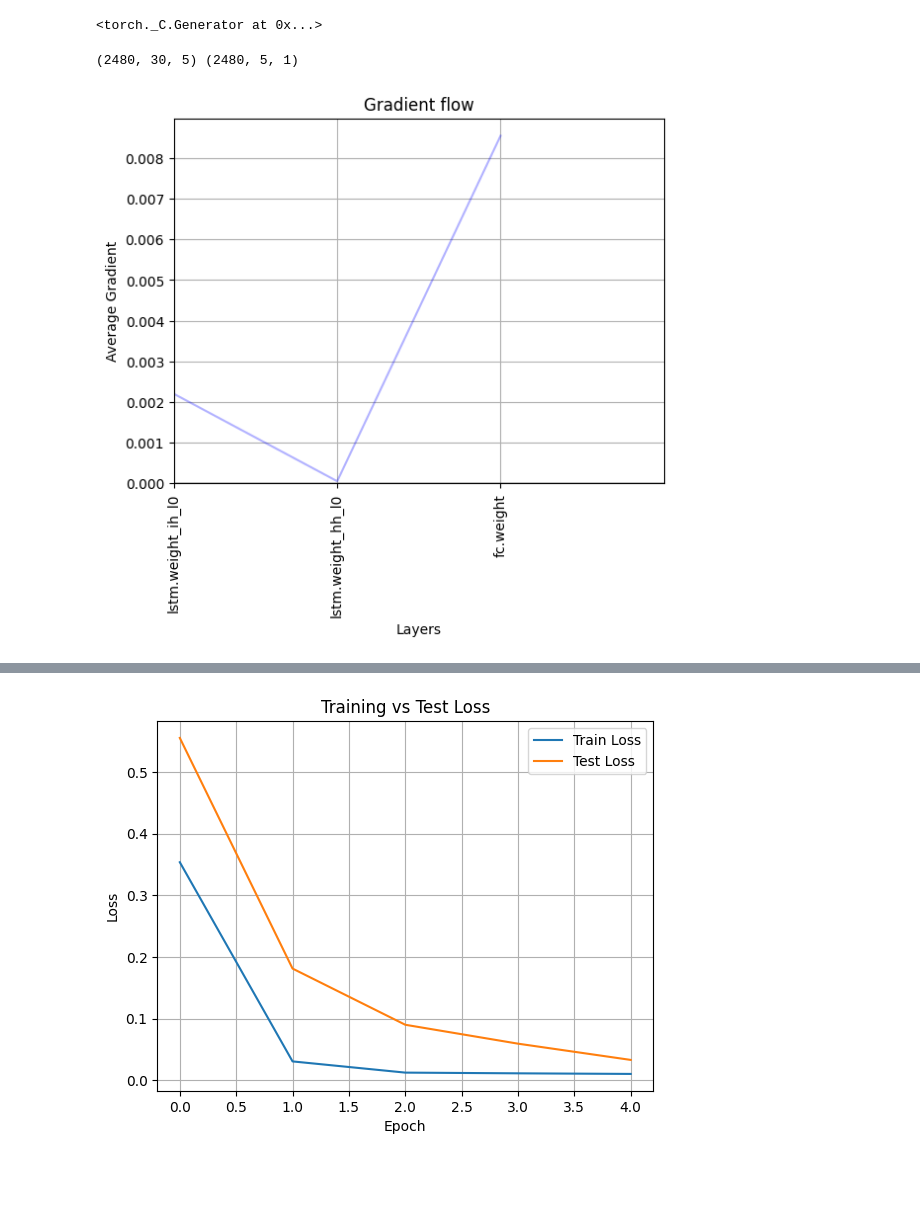
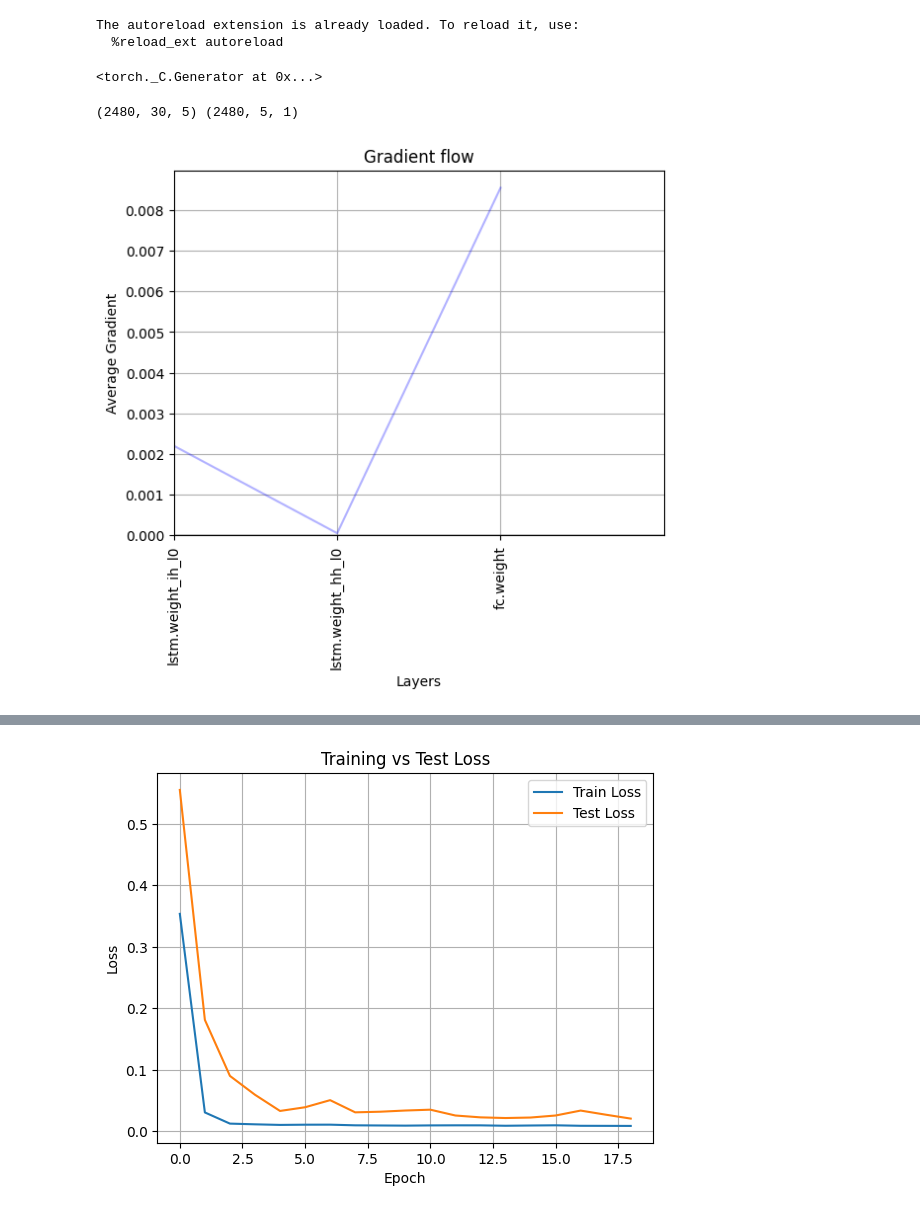
Before and after one commit to amazovetskii/LSTM_Market_Prediction, a Jupyter notebook: lstm.ipynb, the cells around one changed output, grey strips where cells are left out. Saved outputs shown, nothing was run; the diff lists cells and outputs as text; code cells hidden in the pictures; blank space fills up the shorter version.

```diff
--- a/lstm.ipynb
+++ b/lstm.ipynb
@@ -3,19 +3,18 @@
 %autoreload 2
 %reset -f
 
-import pandas as pd
-import numpy as np
 import torch
 from torch.utils.data import DataLoader
 import torch.optim.lr_scheduler as lr_scheduler
 import torch.nn as nn
 import sys
 import os
-
-sys.dont_write_bytecode = True
+import subprocess
+subprocess.run(["rm", "-rf", "__pycache__"])
 # current_dir = os.getcwd()
 # parent_dir = os.path.abspath(os.path.join(current_dir, ".."))
 # sys.path.append(parent_dir)
+
 
 import src.visualisation as vis
 from src.StocksDataset import StocksDataset
@@ -23,10 +22,13 @@ from src.EarlyStopping import EarlyStopping
 from models.LSTM import LSTM
 from src.DataPreprocessor import DataPreprocessor
 from src.Testing import Testing
+from src import loss_functions
 
 torch.manual_seed(123)
 # %% [output]
-<torch._C.Generator at 0x...>
+The autoreload extension is already loaded. To reload it, use:
+  %reload_ext autoreload
+<torch._C.Generator at 0x...>
 # %%
 path = "./datasets/aapl.csv"
 train_split_part = 0.8
@@ -56,7 +58,7 @@ test_loader = DataLoader(test_dataset, batch_size=64, shuffle=False)
 # %%
 device = torch.device("mps" if torch.mps.is_available() else "cpu")
 
-n_epochs = 5
+n_epochs = 20
 plot_gradients = True
 
 model = LSTM(
@@ -68,8 +70,7 @@ model = LSTM(
 ).to(device)
 
 criterion = nn.MSELoss()
-#criterion = nn.HuberLoss(reduction='mean', delta=0.125)
-#criterion = directional_loss
+# criterion = loss_functions.directional_loss
 
 optimizer = torch.optim.Adam(model.parameters(), lr=1e-3,)
 scheduler = lr_scheduler.StepLR(optimizer, step_size=20, gamma=0.5)
@@ -139,4 +143,4 @@ Epoch [5/5], Train loss: 0.010554, Validation loss: 0.033265
-[figure, old version]
+[figure, new version]
 # %%
 testing = Testing(model, device)
 testing.get_n_last_prediction_windows(data_preprocessor.data_np, 10, lookback_days, future_days, scalers, "Close")
```
Also changed, not shown: parts of 2 cells of this notebook, 2 other files.
